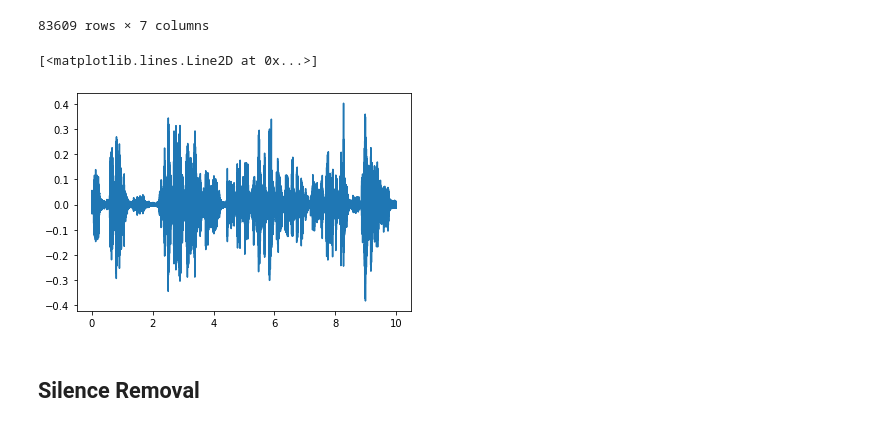
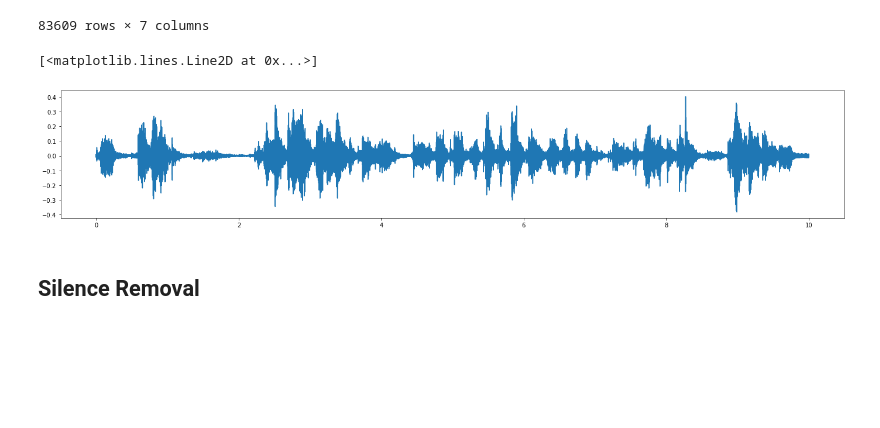
Before and after one commit to shamim-hussain/audioset_speech_music_noise, a Jupyter notebook: audioset_processing_flac.ipynb, the cells around one changed output. Drawn from its saved outputs; the diff is of its cells as text; code cells hidden in the pictures; blank space fills up the shorter version.

```diff
--- a/audioset_processing_flac.ipynb
+++ b/audioset_processing_flac.ipynb
@@ -27,16 +27,17 @@ df_annot
 # %%
 import librosa as rosa
 import numpy as np
 import matplotlib.pyplot as plt
 
 
 example_file = base_path/(df_annot.loc['zzfcNds_9_g', 'file_path'])
 example,sampling_rate = rosa.load(example_file)
 
+plt.figure(figsize=(24,4))
 plt.plot(np.arange(len(example))/sampling_rate, example)
 # %% [output]
 [<matplotlib.lines.Line2D at 0x...>]
-[figure, old version]
+[figure, new version]
 # %%
 import sounddevice as sd
 sd.play(example, sampling_rate)
```
Also changed, not shown: parts of 2 cells of this notebook, 1 other file.
